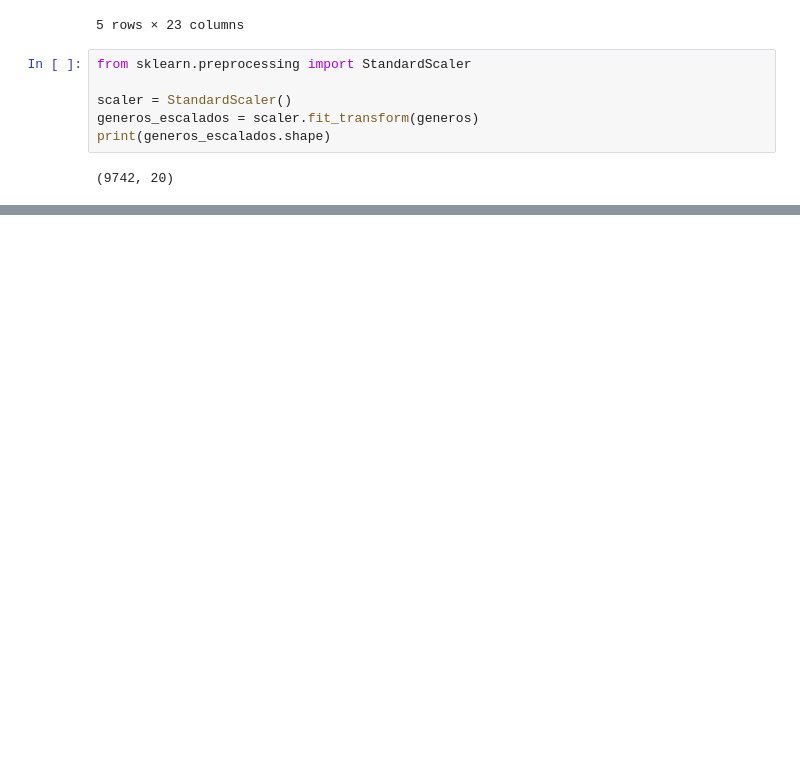
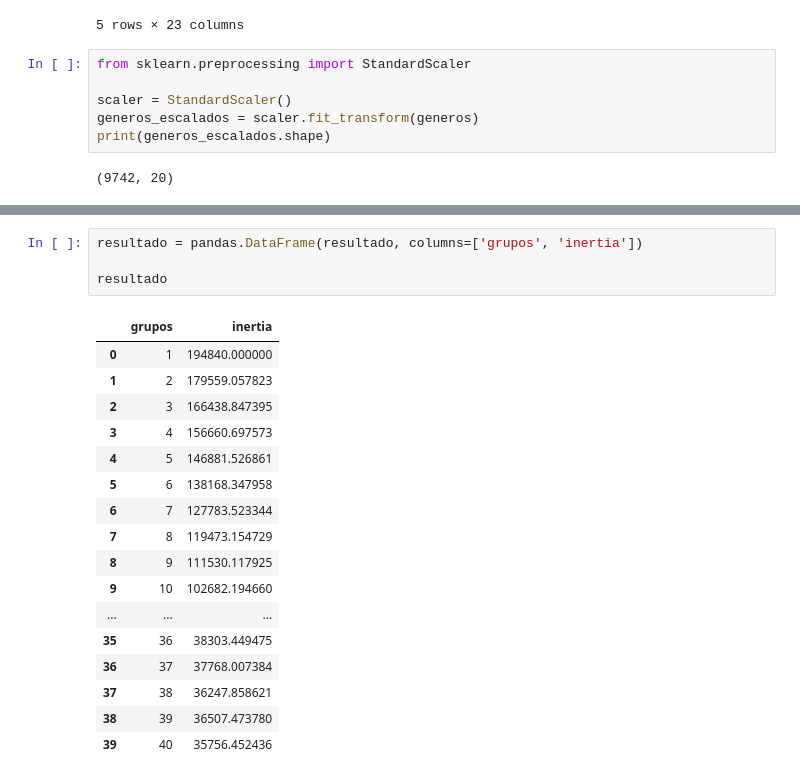
Before and after one commit to ebmm01/machineLearning, a Jupyter notebook: Nao_supervisionado/Classificador.ipynb, the cells around one changed output, grey strips where cells are left out. Saved outputs shown, nothing was run; the diff lists cells and outputs as text; blank space fills up the shorter version.

```diff
--- a/Nao_supervisionado/Classificador.ipynb
+++ b/Nao_supervisionado/Classificador.ipynb
@@ -107,0 +155,22 @@ sns.scatterplot(
+# %%
+resultado = pandas.DataFrame(resultado, columns=['grupos', 'inertia'])
+
+resultado
+# %% [output]
+|  | grupos | inertia |
+| 0 | 1 | 194840.000000 |
+| 1 | 2 | 179559.057823 |
+| 2 | 3 | 166438.847395 |
+| 3 | 4 | 156660.697573 |
+| 4 | 5 | 146881.526861 |
+| 5 | 6 | 138168.347958 |
+| 6 | 7 | 127783.523344 |
+| 7 | 8 | 119473.154729 |
+| 8 | 9 | 111530.117925 |
+| 9 | 10 | 102682.194660 |
+| ... | ... | ... |
+| 35 | 36 | 38303.449475 |
+| 36 | 37 | 37768.007384 |
+| 37 | 38 | 36247.858621 |
+| 38 | 39 | 36507.473780 |
+| 39 | 40 | 35756.452436 |
```
Also changed, not shown: parts of 9 cells of this notebook.
